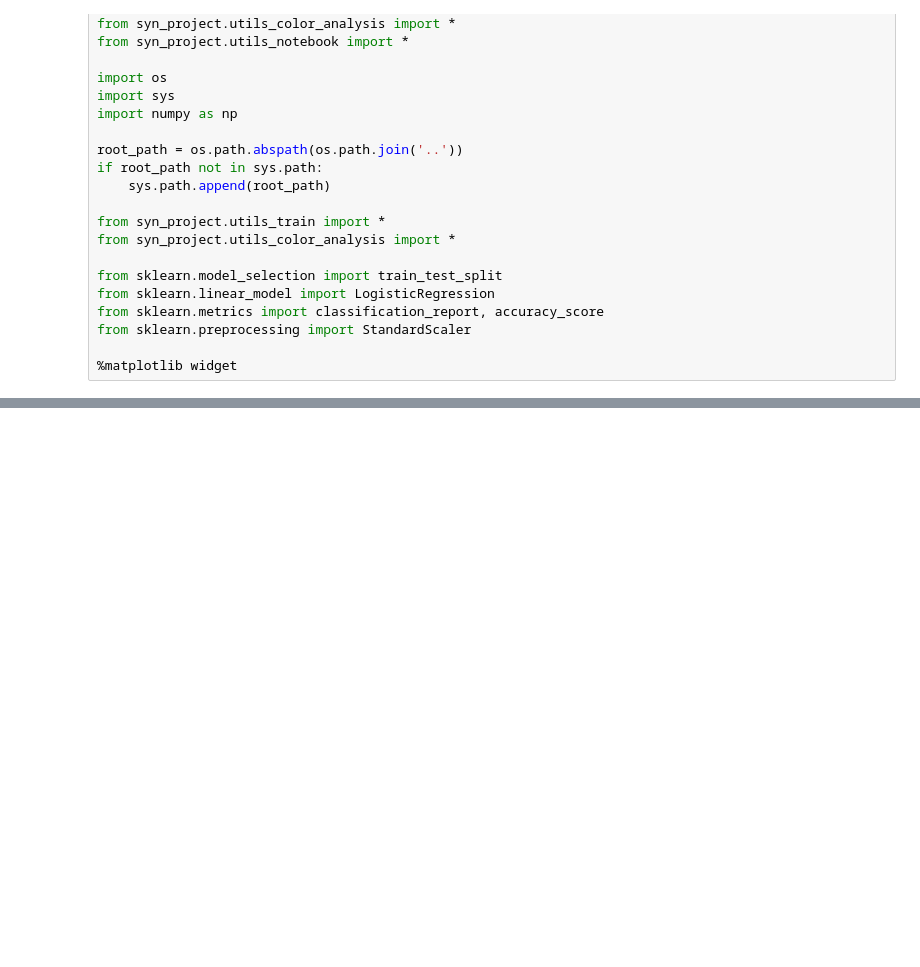
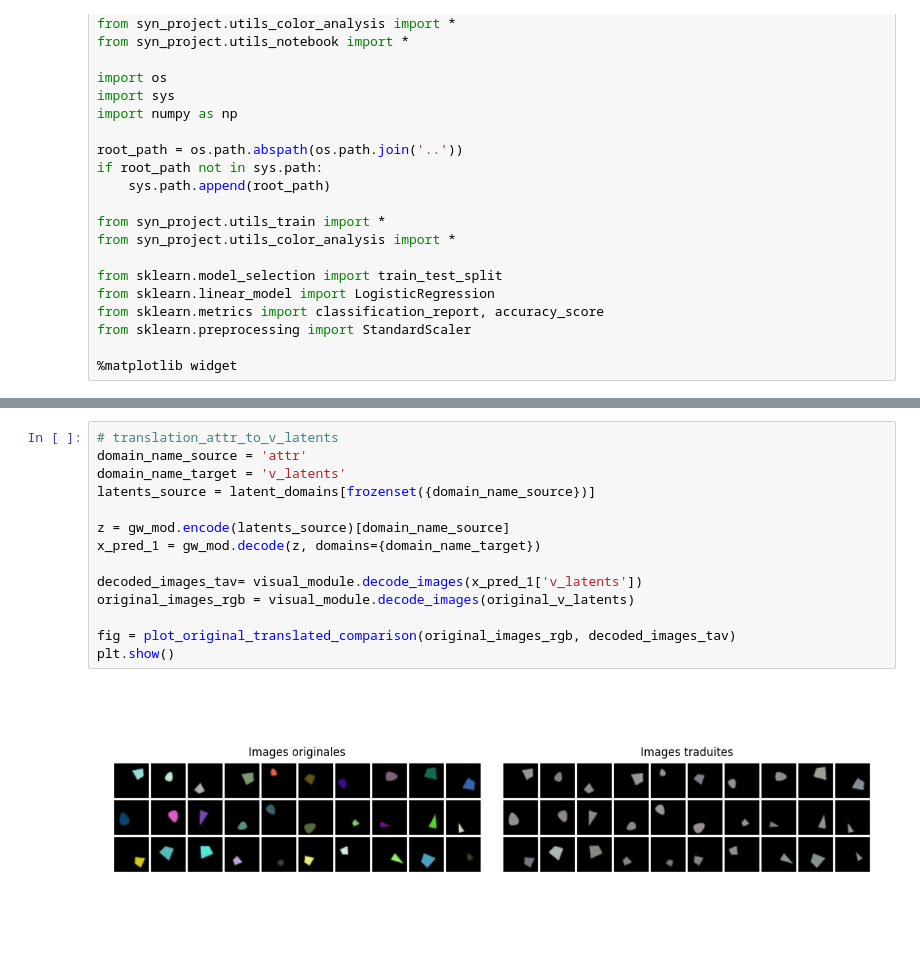
Before and after one commit to lucas-ch/gwsyn, a Jupyter notebook: notebooks/colors_mod.ipynb, the cells around one changed output, grey strips where cells are left out. Saved outputs shown, nothing was run; the diff lists cells and outputs as text; blank space fills up the shorter version.

```diff
--- a/notebooks/colors_mod.ipynb
+++ b/notebooks/colors_mod.ipynb
@@ -117,0 +103,16 @@ tensor([[[[4.4598e-11, 3.7041e-13, 2.9435e-11,  ..., 2.1862e-32,
+# %%
+# translation_attr_to_v_latents
+domain_name_source = 'attr'
+domain_name_target = 'v_latents'
+latents_source = latent_domains[frozenset({domain_name_source})]
+
+z = gw_mod.encode(latents_source)[domain_name_source]
+x_pred_1 = gw_mod.decode(z, domains={domain_name_target})
+
+decoded_images_tav= visual_module.decode_images(x_pred_1['v_latents'])
+original_images_rgb = visual_module.decode_images(original_v_latents)
+
+fig = plot_original_translated_comparison(original_images_rgb, decoded_images_tav)
+plt.show()
+# %% [output]
+[figure, added]
```
Also changed, not shown: parts of 16 cells of this notebook, 6 other files.
